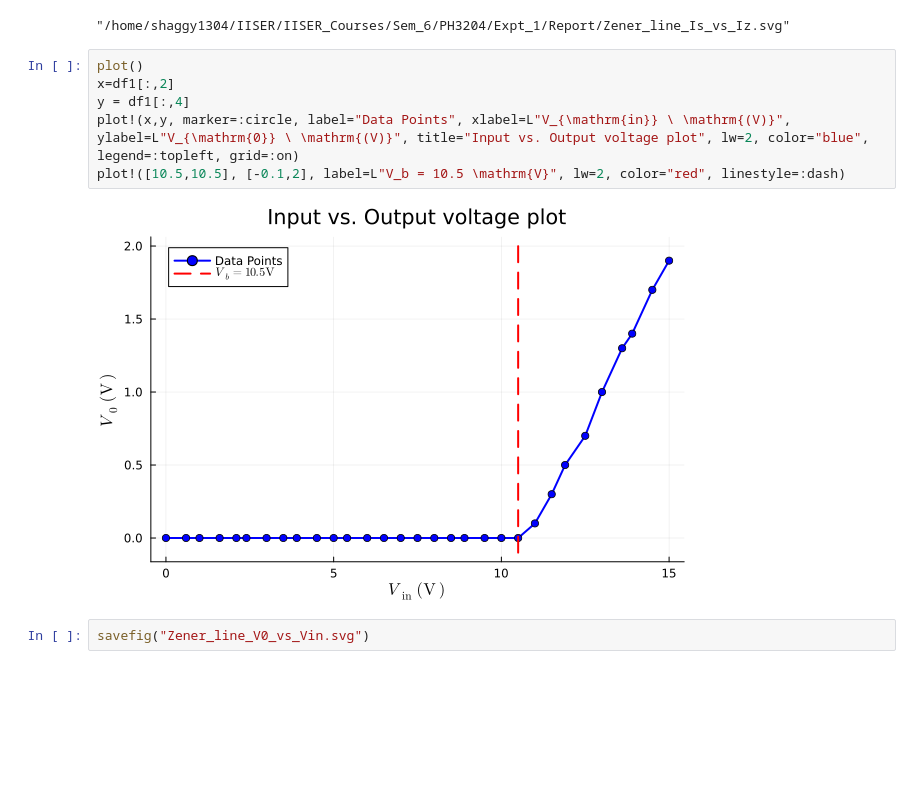
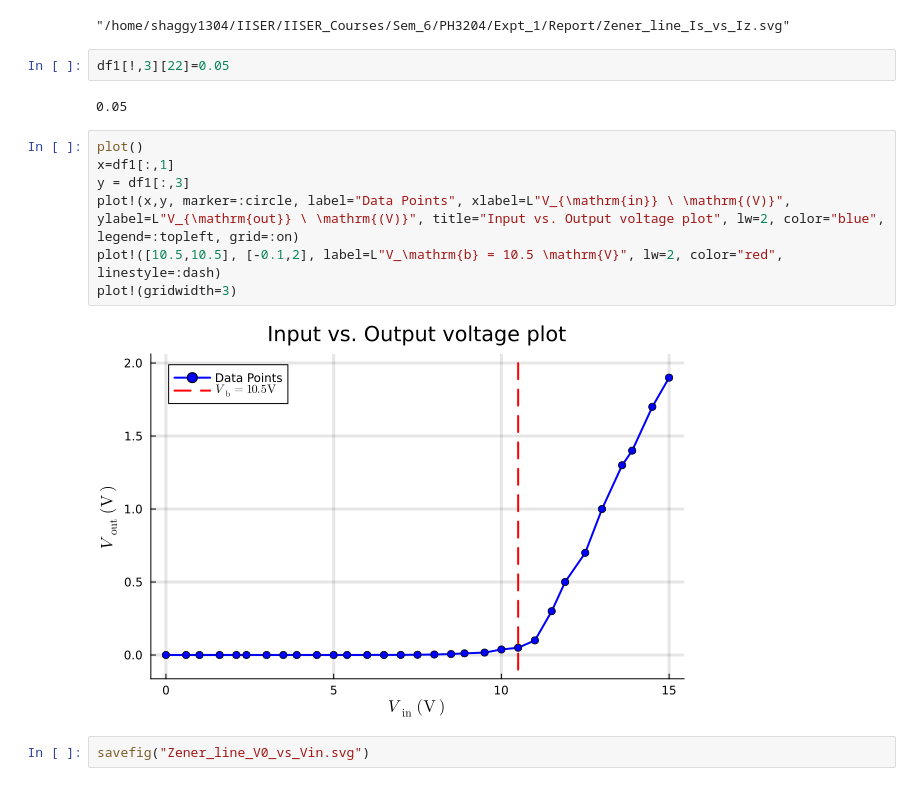
Before and after one commit to LoneWolf1304/PH3204, a Jupyter notebook: Expt_1/Report/Plots.ipynb, the cells around one changed output. Saved outputs shown, nothing was run; the diff lists cells and outputs as text; blank space fills up the shorter version.

```diff
--- a/Expt_1/Report/Plots.ipynb
+++ b/Expt_1/Report/Plots.ipynb
@@ -31,14 +62,19 @@ annotate!(0.6, 3.5, "Slope of fit curve: $(round(f.param[1],digits=3))± $(round
 savefig("Zener_line_Is_vs_Iz.svg")
 # %% [output]
 "/home/shaggy1304/IISER/IISER_Courses/Sem_6/PH3204/Expt_1/Report/Zener_line_Is_vs_Iz.svg"
+# %%
+df1[!,3][22]=0.05
+# %% [output]
+0.05
 # %%
 plot()
-x=df1[:,2]
-y = df1[:,4]
-plot!(x,y, marker=:circle, label="Data Points", xlabel=L"V_{\mathrm{in}} \ \mathrm{(V)}", ylabel=L"V_{\mathrm{0}} \ \mathrm{(V)}", title="Input vs. Output voltage plot", lw=2, color="blue", legend=:topleft, grid=:on)
-plot!([10.5,10.5], [-0.1,2], label=L"V_b = 10.5 \mathrm{V}", lw=2, color="red", linestyle=:dash)
+x=df1[:,1]
+y = df1[:,3]
+plot!(x,y, marker=:circle, label="Data Points", xlabel=L"V_{\mathrm{in}} \ \mathrm{(V)}", ylabel=L"V_{\mathrm{out}} \ \mathrm{(V)}", title="Input vs. Output voltage plot", lw=2, color="blue", legend=:topleft, grid=:on)
+plot!([10.5,10.5], [-0.1,2], label=L"V_\mathrm{b} = 10.5 \mathrm{V}", lw=2, color="red", linestyle=:dash)
+plot!(gridwidth=3)
 # %% [output]
-[figure, old version]
+[figure, new version]
 # %%
 savefig("Zener_line_V0_vs_Vin.svg")
 # %% [output]
```
Also changed, not shown: parts of 5 cells of this notebook, 26 other files.
